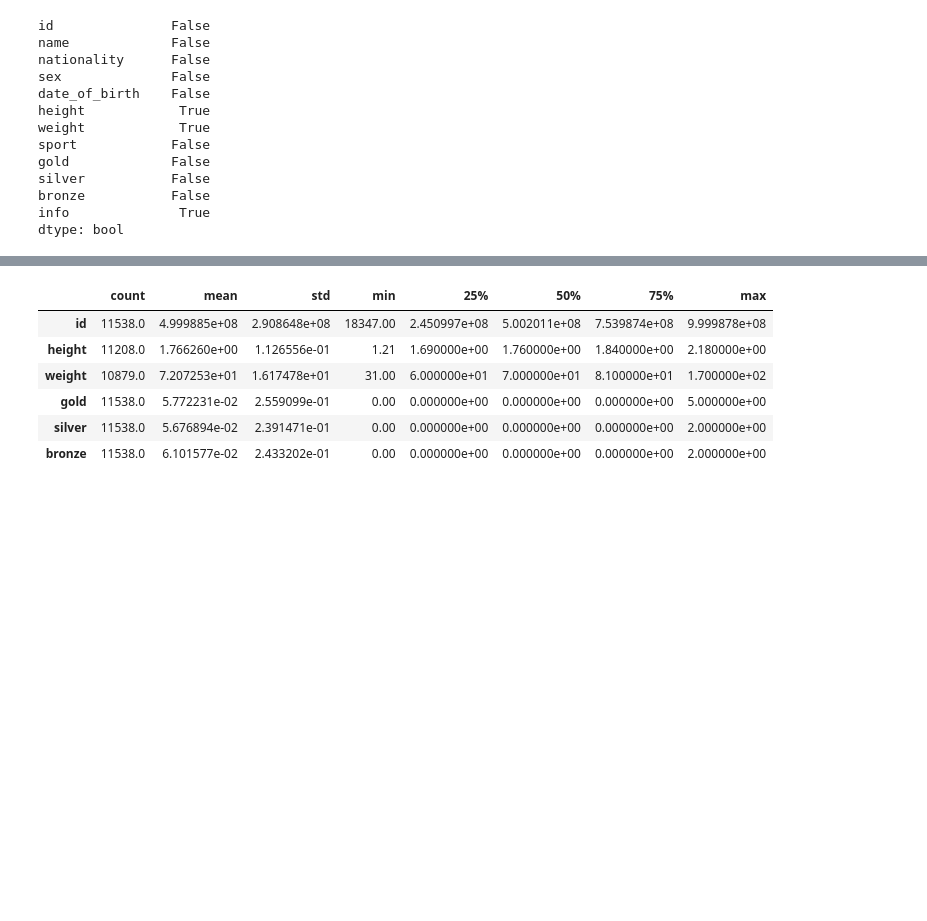
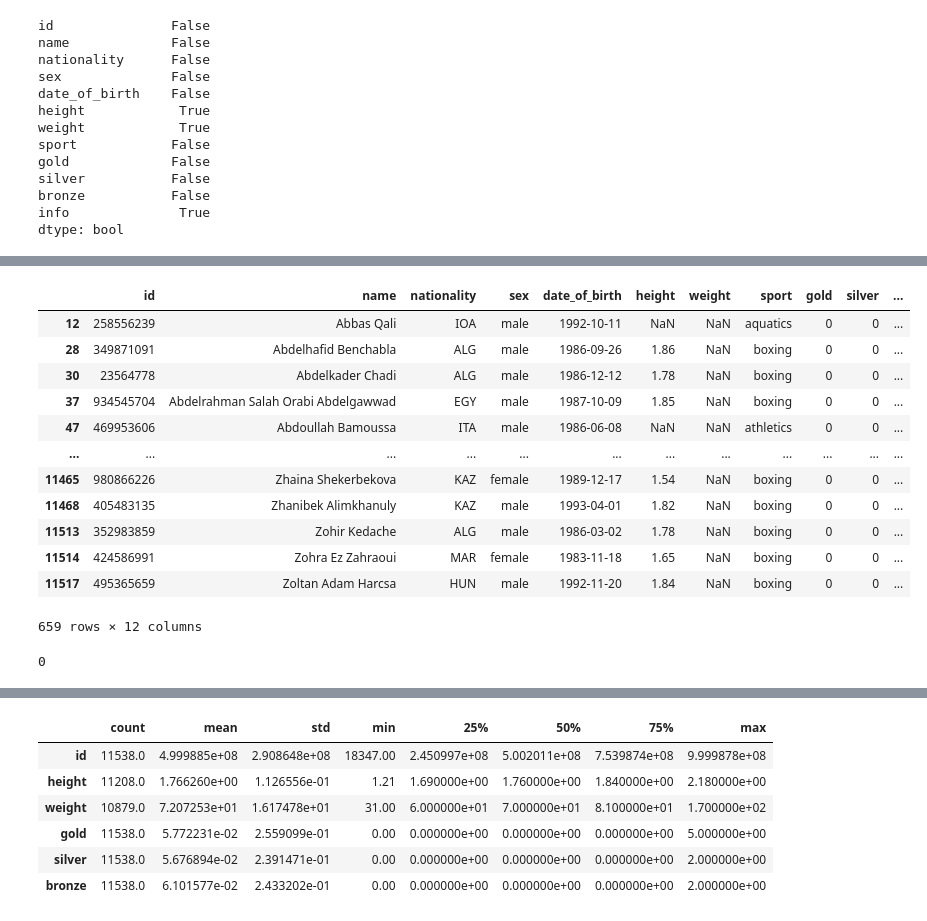
Before and after one commit to alayoalex/data-science-ml-portfolio, a Jupyter notebook: projects/rio2016/exploratory.ipynb, the cells around one changed output, grey strips where cells are left out. Drawn from its saved outputs; the diff is of its cells as text; code cells hidden in the pictures; blank space fills up the shorter version.

```diff
--- a/projects/rio2016/exploratory.ipynb
+++ b/projects/rio2016/exploratory.ipynb
@@ -195,0 +212,20 @@ dtype: bool
+# %%
+athletes[athletes['weight'].isnull()]
+# %% [output]
+|  | id | name | nationality | sex | date_of_birth | height | weight | sport | gold | silver | ... |
+| 12 | 258556239 | Abbas Qali | IOA | male | 1992-10-11 | NaN | NaN | aquatics | 0 | 0 | ... |
+| 28 | 349871091 | Abdelhafid Benchabla | ALG | male | 1986-09-26 | 1.86 | NaN | boxing | 0 | 0 | ... |
+| 30 | 23564778 | Abdelkader Chadi | ALG | male | 1986-12-12 | 1.78 | NaN | boxing | 0 | 0 | ... |
+| 37 | 934545704 | Abdelrahman Salah Orabi Abdelgawwad | EGY | male | 1987-10-09 | 1.85 | NaN | boxing | 0 | 0 | ... |
+| 47 | 469953606 | Abdoullah Bamoussa | ITA | male | 1986-06-08 | NaN | NaN | athletics | 0 | 0 | ... |
+| ... | ... | ... | ... | ... | ... | ... | ... | ... | ... | ... | ... |
+| 11465 | 980866226 | Zhaina Shekerbekova | KAZ | female | 1989-12-17 | 1.54 | NaN | boxing | 0 | 0 | ... |
+| 11468 | 405483135 | Zhanibek Alimkhanuly | KAZ | male | 1993-04-01 | 1.82 | NaN | boxing | 0 | 0 | ... |
+| 11513 | 352983859 | Zohir Kedache | ALG | male | 1986-03-02 | 1.78 | NaN | boxing | 0 | 0 | ... |
+| 11514 | 424586991 | Zohra Ez Zahraoui | MAR | female | 1983-11-18 | 1.65 | NaN | boxing | 0 | 0 | ... |
+| 11517 | 495365659 | Zoltan Adam Harcsa | HUN | male | 1992-11-20 | 1.84 | NaN | boxing | 0 | 0 | ... |
+659 rows × 12 columns
+# %%
+athletes.duplicated().sum()
+# %% [output]
+0
```
Also changed, not shown: parts of 4 cells of this notebook.
